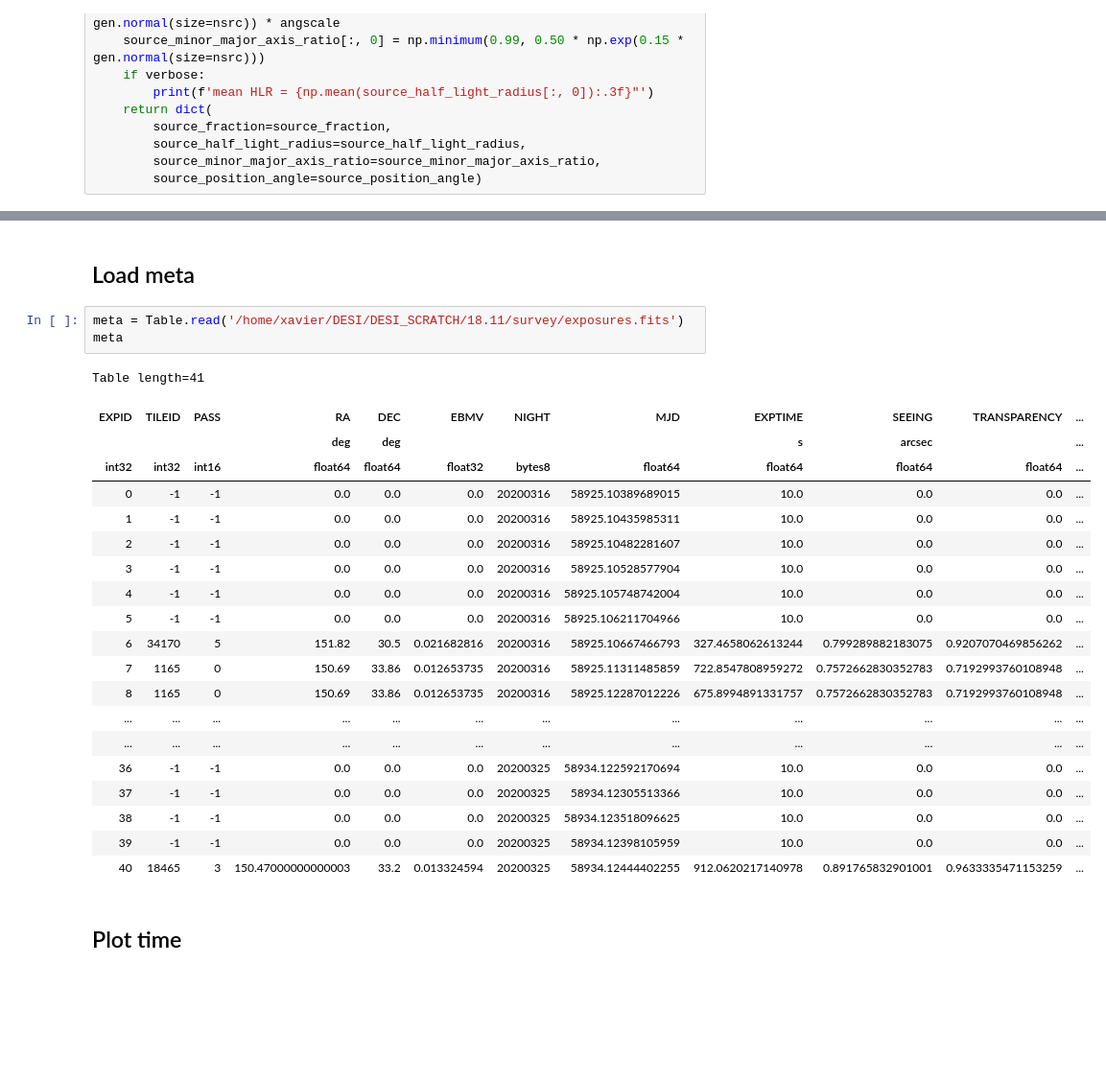
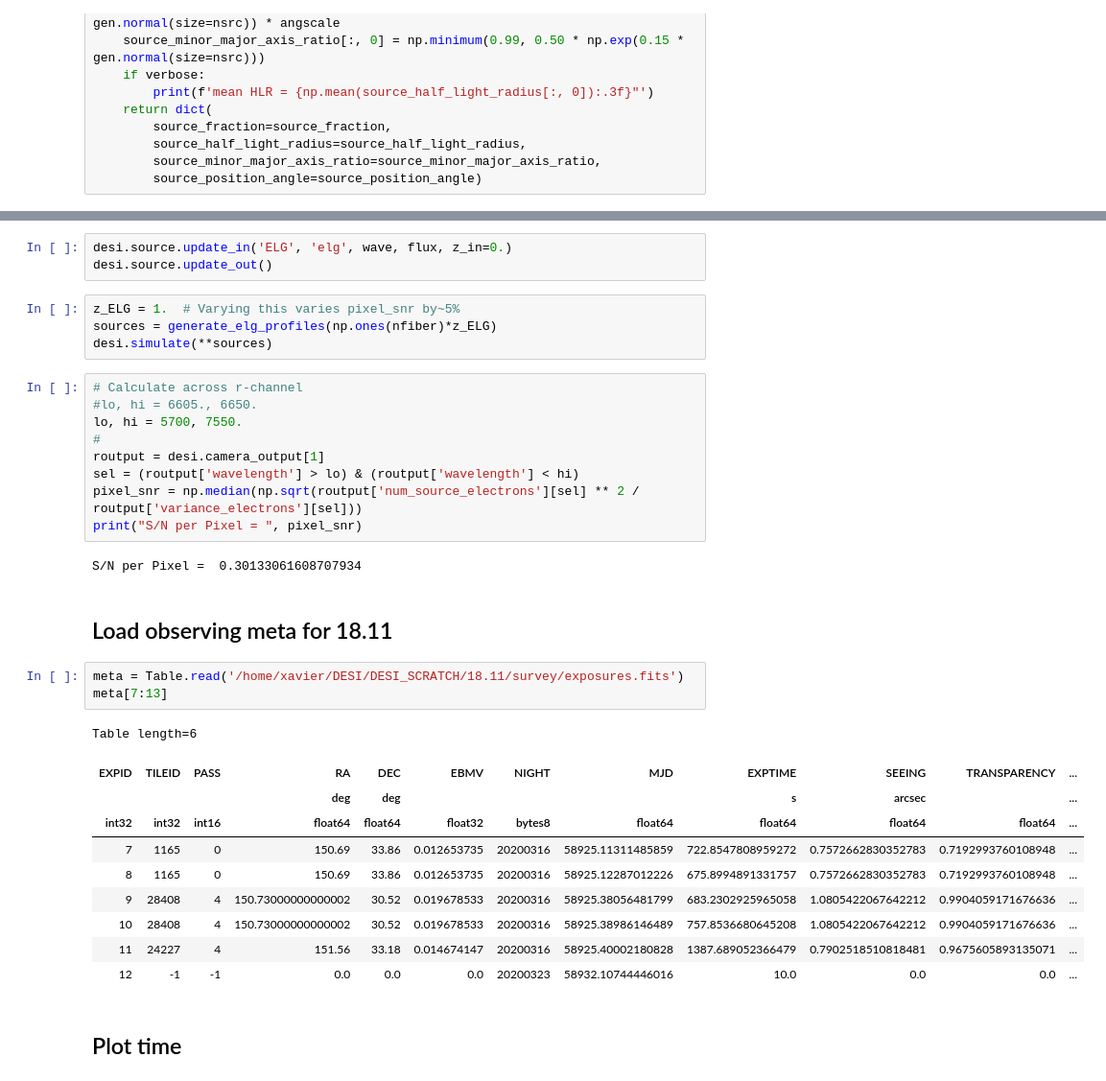
Before and after one commit to segasai/desispec, a Jupyter notebook: doc/nb/QA_Prod_ETC.ipynb, the cells around one changed output, grey strips where cells are left out. Shown at 96% size. Drawn from its saved outputs; the diff is of its cells as text; blank space fills up the shorter version.

```diff
--- a/doc/nb/QA_Prod_ETC.ipynb
+++ b/doc/nb/QA_Prod_ETC.ipynb
@@ -72,28 +84,36 @@ def generate_elg_profiles(z, seed=123, verbose=False):
+# %%
+desi.source.update_in('ELG', 'elg', wave, flux, z_in=0.)
+desi.source.update_out()
+# %%
+z_ELG = 1.  # Varying this varies pixel_snr by~5%
+sources = generate_elg_profiles(np.ones(nfiber)*z_ELG)
+desi.simulate(**sources)
+# %%
+# Calculate across r-channel
+#lo, hi = 6605., 6650.
+lo, hi = 5700, 7550.
+#
+routput = desi.camera_output[1]
+sel = (routput['wavelength'] > lo) & (routput['wavelength'] < hi)
+pixel_snr = np.median(np.sqrt(routput['num_source_electrons'][sel] ** 2 / routput['variance_electrons'][sel]))
+print("S/N per Pixel = ", pixel_snr)
+# %% [output]
+S/N per Pixel =  0.30133061608707934
 # %% [markdown]
-## Load meta
+## Load observing meta for 18.11
 # %%
 meta = Table.read('/home/xavier/DESI/DESI_SCRATCH/18.11/survey/exposures.fits')
-meta
+meta[7:13]
 # %% [output]
-Table length=41
+Table length=6
 | EXPID | TILEID | PASS | RA | DEC | EBMV | NIGHT | MJD | EXPTIME | SEEING | TRANSPARENCY | ... |
 |  |  |  | deg | deg |  |  |  | s | arcsec |  | ... |
 | int32 | int32 | int16 | float64 | float64 | float32 | bytes8 | float64 | float64 | float64 | float64 | ... |
-| 0 | -1 | -1 | 0.0 | 0.0 | 0.0 | 20200316 | 58925.10389689015 | 10.0 | 0.0 | 0.0 | ... |
-| 1 | -1 | -1 | 0.0 | 0.0 | 0.0 | 20200316 | 58925.10435985311 | 10.0 | 0.0 | 0.0 | ... |
-| 2 | -1 | -1 | 0.0 | 0.0 | 0.0 | 20200316 | 58925.10482281607 | 10.0 | 0.0 | 0.0 | ... |
-| 3 | -1 | -1 | 0.0 | 0.0 | 0.0 | 20200316 | 58925.10528577904 | 10.0 | 0.0 | 0.0 | ... |
-| 4 | -1 | -1 | 0.0 | 0.0 | 0.0 | 20200316 | 58925.105748742004 | 10.0 | 0.0 | 0.0 | ... |
-| 5 | -1 | -1 | 0.0 | 0.0 | 0.0 | 20200316 | 58925.106211704966 | 10.0 | 0.0 | 0.0 | ... |
-| 6 | 34170 | 5 | 151.82 | 30.5 | 0.021682816 | 20200316 | 58925.10667466793 | 327.4658062613244 | 0.799289882183075 | 0.9207070469856262 | ... |
 | 7 | 1165 | 0 | 150.69 | 33.86 | 0.012653735 | 20200316 | 58925.11311485859 | 722.8547808959272 | 0.7572662830352783 | 0.7192993760108948 | ... |
 | 8 | 1165 | 0 | 150.69 | 33.86 | 0.012653735 | 20200316 | 58925.12287012226 | 675.8994891331757 | 0.7572662830352783 | 0.7192993760108948 | ... |
-| ... | ... | ... | ... | ... | ... | ... | ... | ... | ... | ... | ... |
-| ... | ... | ... | ... | ... | ... | ... | ... | ... | ... | ... | ... |
-| 36 | -1 | -1 | 0.0 | 0.0 | 0.0 | 20200325 | 58934.122592170694 | 10.0 | 0.0 | 0.0 | ... |
-| 37 | -1 | -1 | 0.0 | 0.0 | 0.0 | 20200325 | 58934.12305513366 | 10.0 | 0.0 | 0.0 | ... |
-| 38 | -1 | -1 | 0.0 | 0.0 | 0.0 | 20200325 | 58934.123518096625 | 10.0 | 0.0 | 0.0 | ... |
-| 39 | -1 | -1 | 0.0 | 0.0 | 0.0 | 20200325 | 58934.12398105959 | 10.0 | 0.0 | 0.0 | ... |
-| 40 | 18465 | 3 | 150.47000000000003 | 33.2 | 0.013324594 | 20200325 | 58934.12444402255 | 912.0620217140978 | 0.891765832901001 | 0.9633335471153259 | ... |
+| 9 | 28408 | 4 | 150.73000000000002 | 30.52 | 0.019678533 | 20200316 | 58925.38056481799 | 683.2302925965058 | 1.0805422067642212 | 0.9904059171676636 | ... |
+| 10 | 28408 | 4 | 150.73000000000002 | 30.52 | 0.019678533 | 20200316 | 58925.38986146489 | 757.8536680645208 | 1.0805422067642212 | 0.9904059171676636 | ... |
+| 11 | 24227 | 4 | 151.56 | 33.18 | 0.014674147 | 20200316 | 58925.40002180828 | 1387.689052366479 | 0.7902518510818481 | 0.9675605893135071 | ... |
+| 12 | -1 | -1 | 0.0 | 0.0 | 0.0 | 20200323 | 58932.10744446016 | 10.0 | 0.0 | 0.0 | ... |
 # %% [markdown]
 ## Plot time
```
Also changed, not shown: parts of 11 cells of this notebook, 1 other file.
